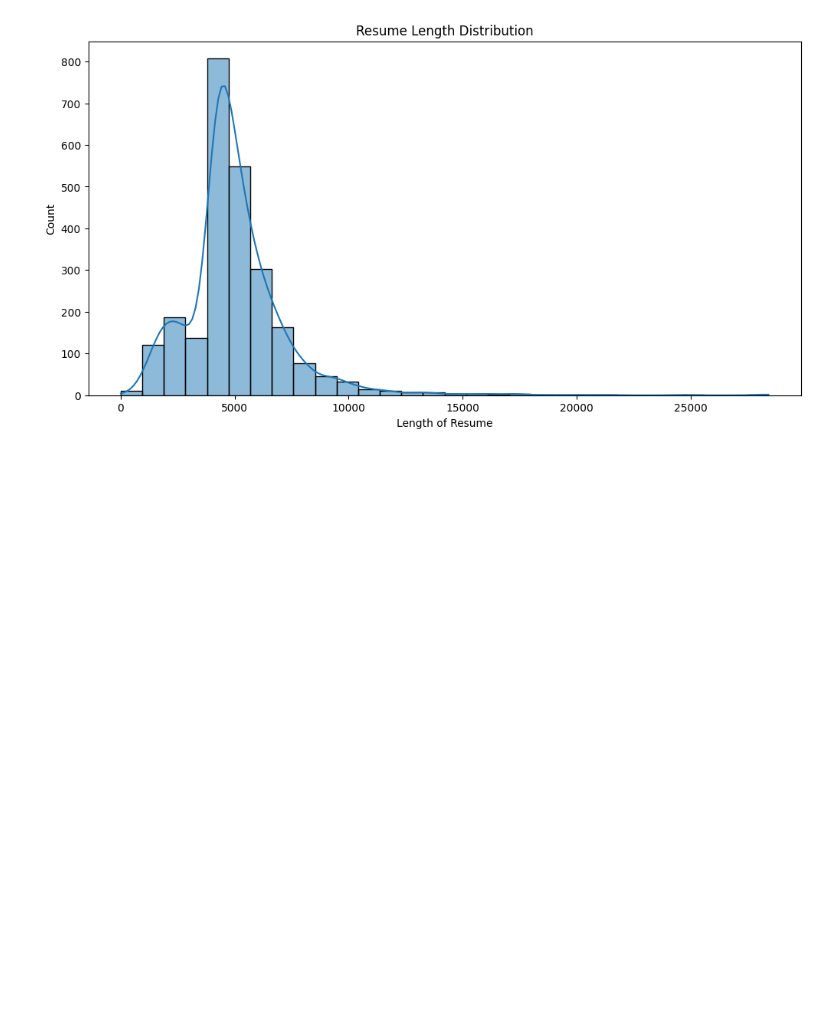
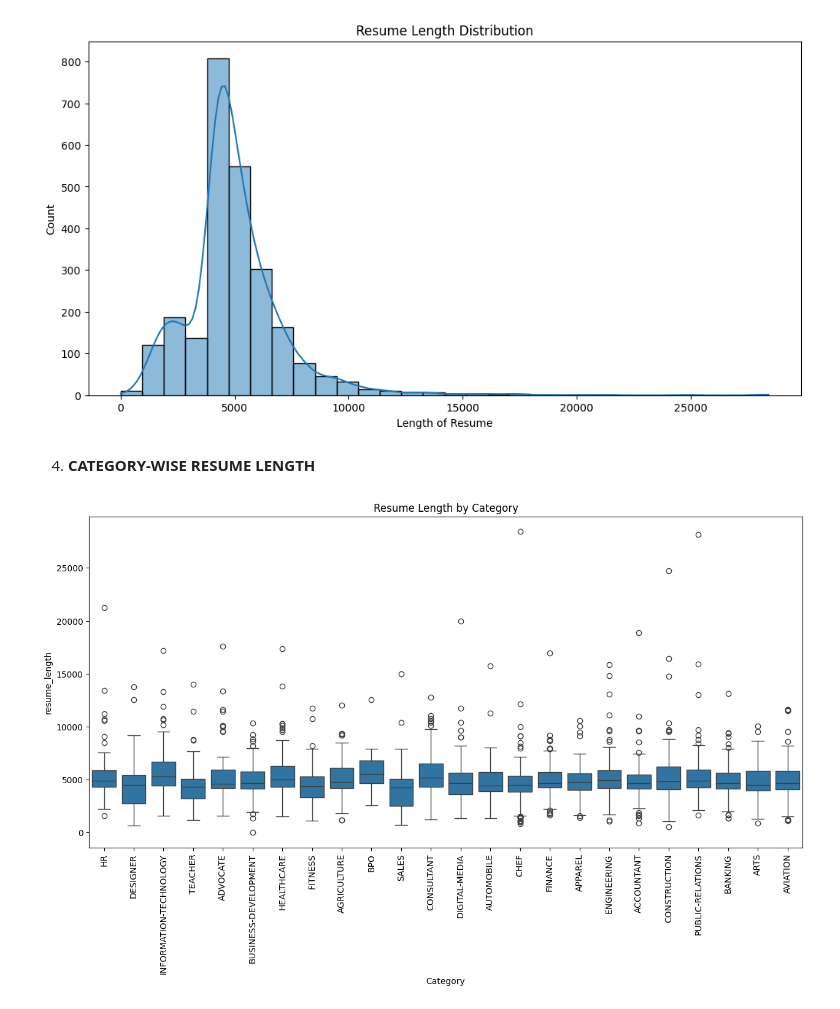
Before and after one commit to jannatul-fredaues/HireMind-AI, a Jupyter notebook: Data Preprocessing/HireMind_AI.ipynb, the cells around one changed output. Cells and saved outputs as stored; diff of their text form; code cells hidden in the pictures; blank space fills up the shorter version.

```diff
--- a/Data Preprocessing/HireMind_AI.ipynb
+++ b/Data Preprocessing/HireMind_AI.ipynb
@@ -352,3 +352,21 @@ plt.ylabel("Count")
 plt.show()
 # %% [output]
 [figure]
+# %% [markdown]
+4. **CATEGORY-WISE RESUME LENGTH**
+# %%
+plt.figure(figsize=(15,7))
+
+sns.boxplot(
+    x='Category',
+    y='resume_length',
+    data=df
+)
+
+plt.xticks(rotation=90)
+
+plt.title("Resume Length by Category")
+
+plt.show()
+# %% [output]
+[figure, added]
```
